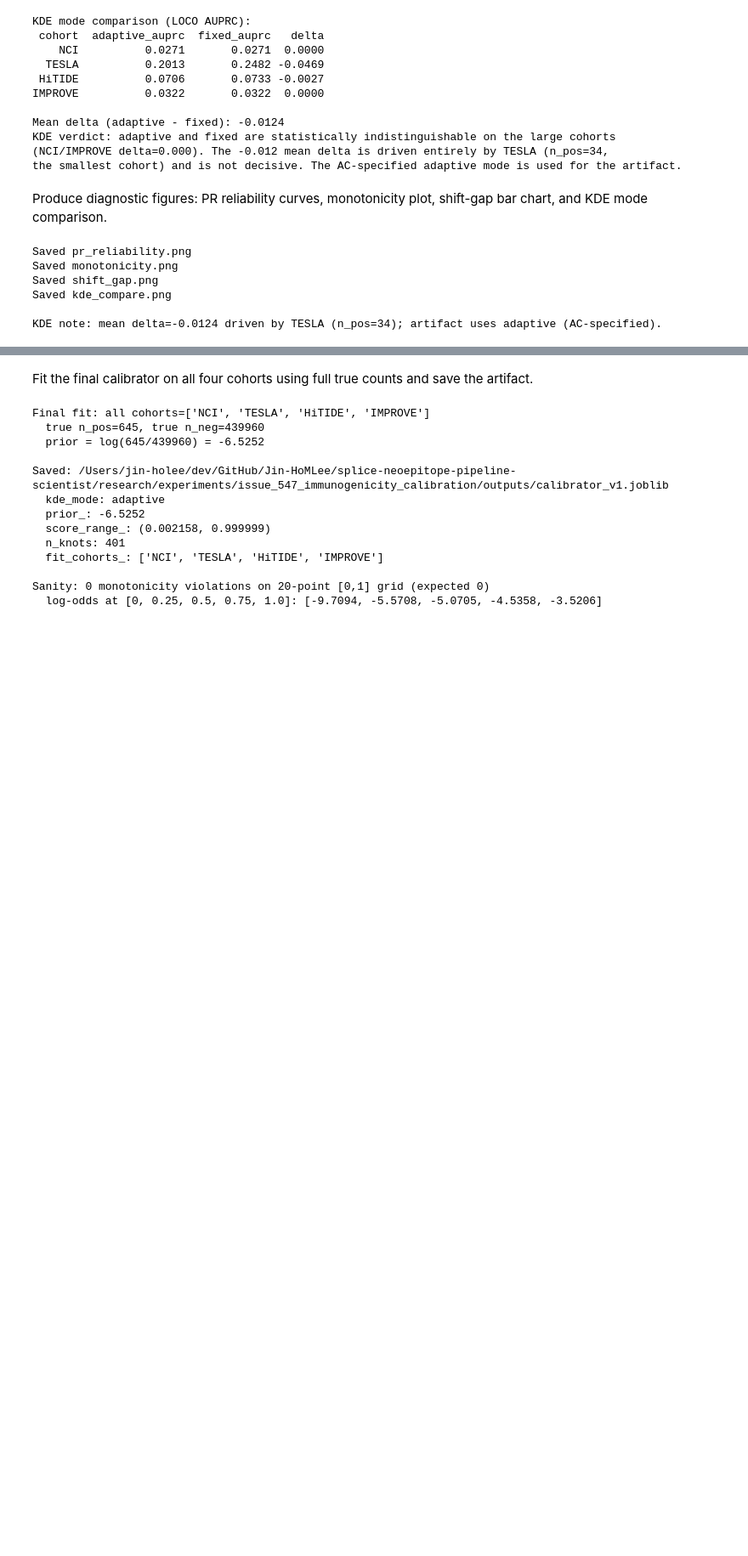
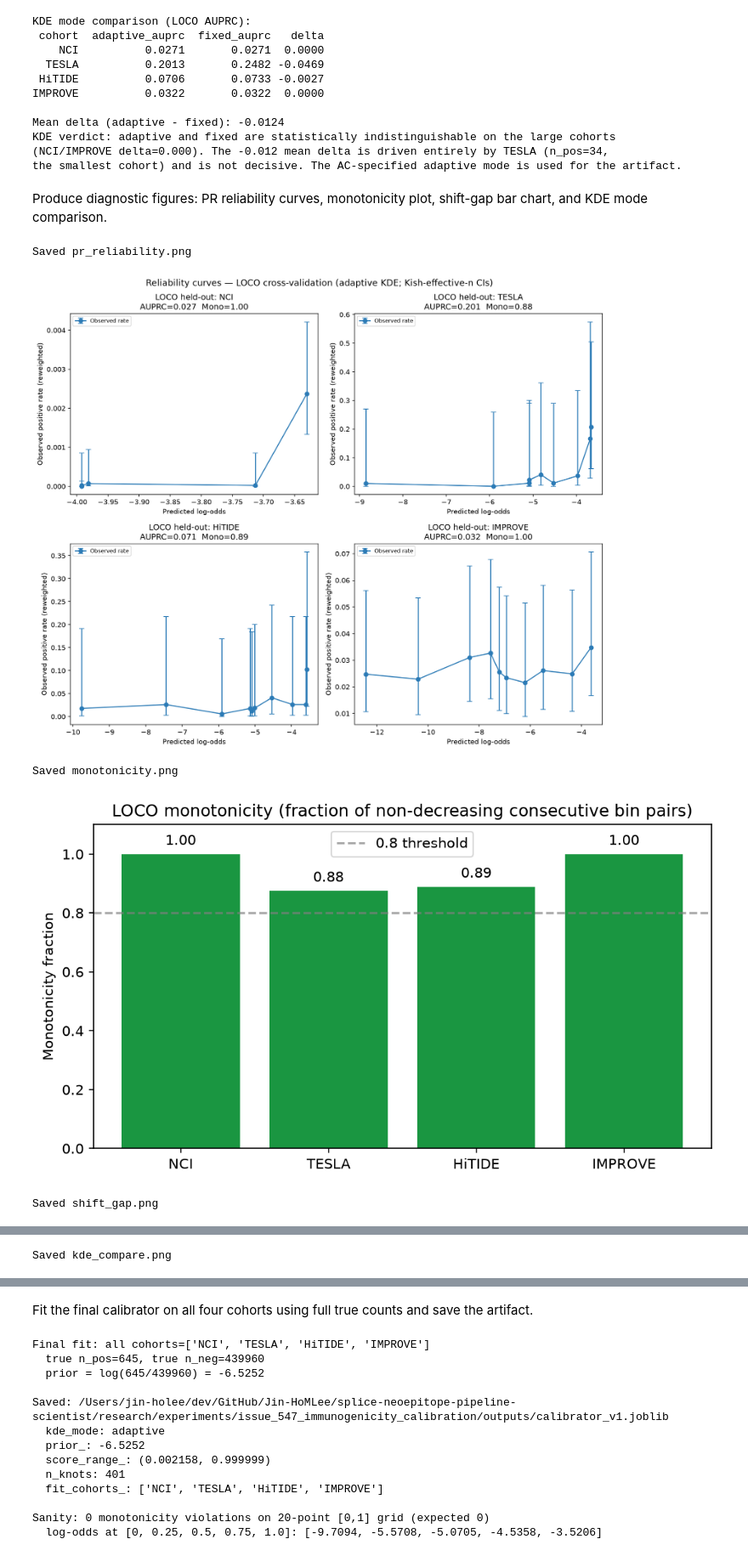
Before and after one commit to Jin-HoMLee/splice-neoepitope-pipeline, a Jupyter notebook: research/experiments/issue_547_immunogenicity_calibration/notebook.ipynb, the cells around one changed output, grey strips where cells are left out. Shown at 85% size. Saved outputs shown, nothing was run; the diff lists cells and outputs as text; code cells hidden in the pictures; blank space fills up the shorter version.

```diff
--- a/research/experiments/issue_547_immunogenicity_calibration/notebook.ipynb
+++ b/research/experiments/issue_547_immunogenicity_calibration/notebook.ipynb
@@ -433,7 +433,13 @@ the smallest cohort) and is not decisive. The AC-specified adaptive mode is used
 Produce diagnostic figures: PR reliability curves, monotonicity plot, shift-gap bar chart, and KDE mode comparison.
 # %%
 import os
+from IPython.display import display, Image
 out_dir = os.path.join(BASE, "outputs")
+
+# Each figure is saved to outputs/*.png AND embedded inline below via
+# display(Image(...)) — reading back the saved PNG so the rendered notebook is
+# self-contained and the inline image is byte-identical to the saved file.
+# (matplotlib uses the Agg backend, so display(fig) alone would not emit a PNG.)
 
 # --- Figure 1: PR reliability curves (LOCO, adaptive) ---
 # Note: CIs are now wider than before — Kish effective n corrects for reweighting variance.
@@ -455,6 +461,7 @@ plt.tight_layout()
 fig.savefig(os.path.join(out_dir, "pr_reliability.png"), dpi=150, bbox_inches="tight")
 plt.close(fig)
 print("Saved pr_reliability.png")
+display(Image(filename=os.path.join(out_dir, "pr_reliability.png")))
 
 # --- Figure 2: Monotonicity (bar chart) ---
 fig, ax = plt.subplots(figsize=(7, 4))
@@ -472,6 +479,7 @@ fig.tight_layout()
 fig.savefig(os.path.join(out_dir, "monotonicity.png"), dpi=150, bbox_inches="tight")
 plt.close(fig)
 print("Saved monotonicity.png")
+display(Image(filename=os.path.join(out_dir, "monotonicity.png")))
 
 # --- Figure 3: Shift gap (within vs LOCO AUPRC) ---
 fig, ax = plt.subplots(figsize=(8, 5))
@@ -485,35 +493,36 @@ ax.set_ylabel("AUPRC (reweighted)")
 ax.set_title("Cohort-shift penalty: within-cohort vs LOCO AUPRC")
 ax.legend()
 for i, row in within_df.iterrows():
     gap = row["shift_gap"]
     ax.text(i, max(row["within_auprc"], row["loco_auprc"]) + 0.01, f"Δ={gap:+.3f}", ha="center", fontsize=9)
 fig.tight_layout()
 fig.savefig(os.path.join(out_dir, "shift_gap.png"), dpi=150, bbox_inches="tight")
 plt.close(fig)
 print("Saved shift_gap.png")
+display(Image(filename=os.path.join(out_dir, "shift_gap.png")))
 
 # --- Figure 4: KDE mode comparison (overlay reliability for NCI and IMPROVE) ---
 fig, axes = plt.subplots(1, 2, figsize=(12, 5))
 for ax, cohort in zip(axes, ["NCI", "IMPROVE"]):
     res_a = next(r for r in kde_compare["adaptive"] if r["held_out"] == cohort)
     res_f = next(r for r in kde_compare["fixed"] if r["held_out"] == cohort)
     rc_a, rc_f = res_a["rc"], res_f["rc"]
     ax.plot(rc_a["bin_mid"], rc_a["obs_rate"], "o-", label=f"Adaptive (AUPRC={res_a['auprc']:.3f})", color="#2c7bb6")
     ax.plot(rc_f["bin_mid"], rc_f["obs_rate"], "s--", label=f"Fixed (AUPRC={res_f['auprc']:.3f})", color="#d7191c")
     ax.set_xlabel("Predicted log-odds")
     ax.set_ylabel("Observed positive rate (reweighted)")
     ax.set_title(f"KDE mode comparison — held-out: {cohort}")
     ax.legend(fontsize=9)
 plt.suptitle("Adaptive vs Fixed KDE reliability curves (indistinguishable on large cohorts)", fontsize=13)
 plt.tight_layout()
 fig.savefig(os.path.join(out_dir, "kde_compare.png"), dpi=150, bbox_inches="tight")
 plt.close(fig)
 print("Saved kde_compare.png")
+display(Image(filename=os.path.join(out_dir, "kde_compare.png")))
 print(f"\nKDE note: mean delta={kde_comp_df['delta'].mean():.4f} driven by TESLA (n_pos=34); artifact uses adaptive (AC-specified).")
 # %% [output]
 Saved pr_reliability.png
-Saved monotonicity.png
-Saved shift_gap.png
-Saved kde_compare.png
-
-KDE note: mean delta=-0.0124 driven by TESLA (n_pos=34); artifact uses adaptive (AC-specified).
+[figure, added]
+Saved monotonicity.png
+[figure, added]
+Saved shift_gap.png
@@ -519,0 +530 @@ KDE note: mean delta=-0.0124 driven by TESLA (n_pos=34); artifact uses adaptive
+Saved kde_compare.png
```
Also changed, not shown: parts of 1 cell of this notebook.
